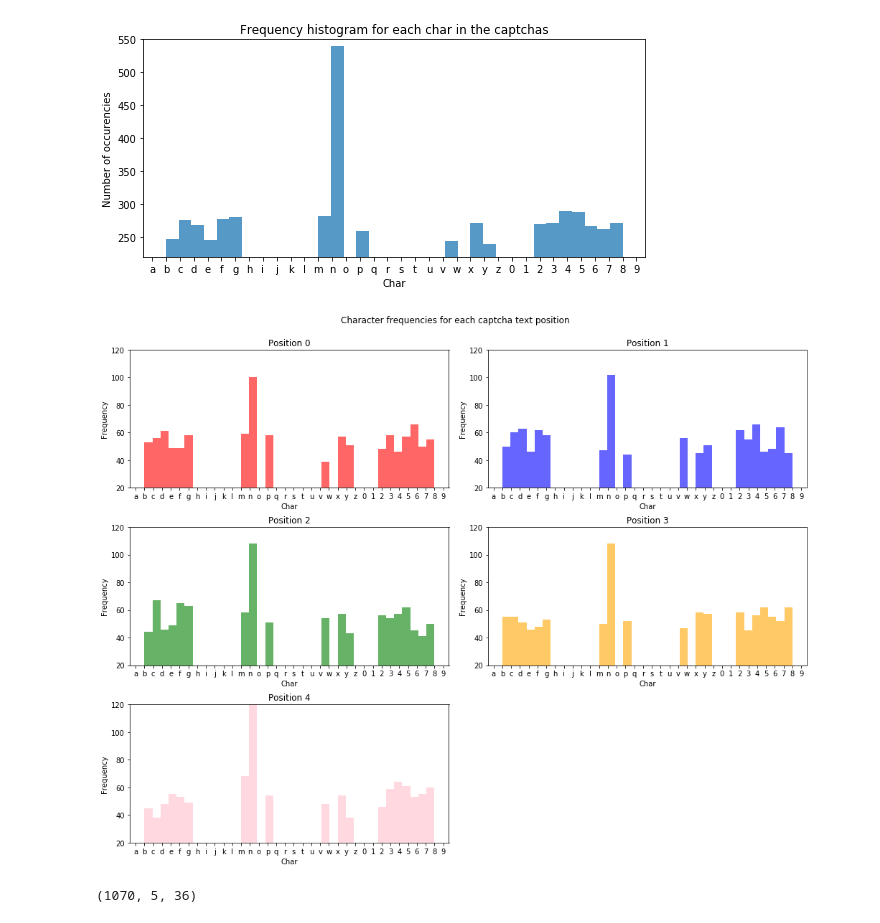
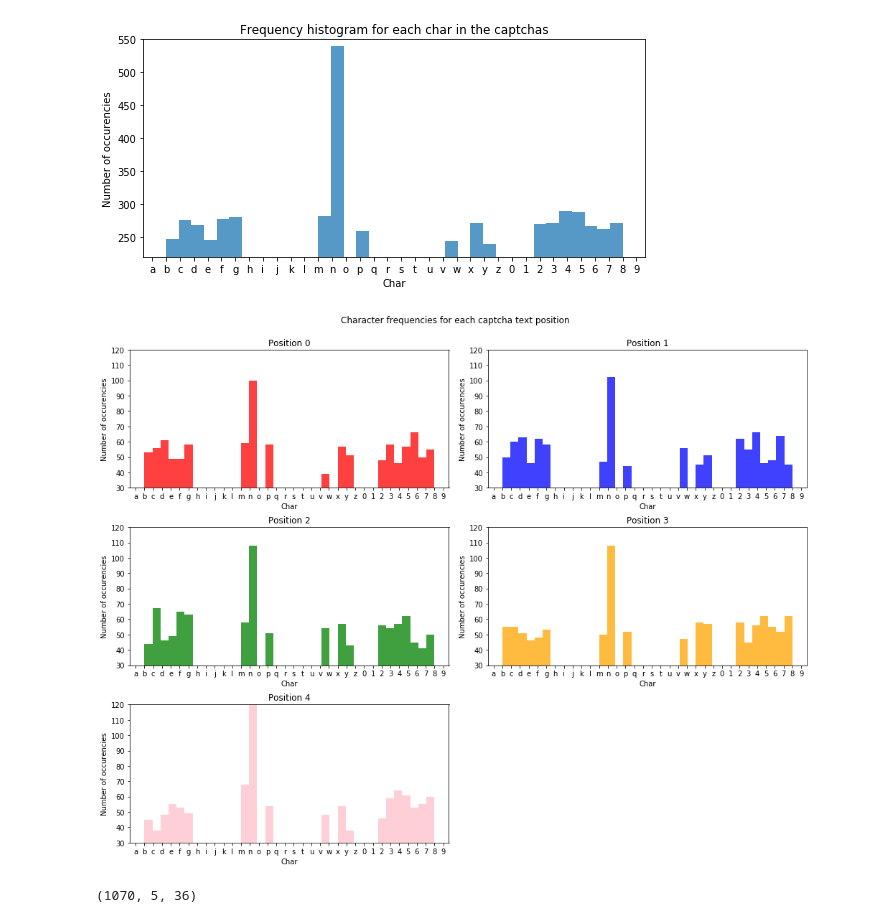
Before and after one commit to Vykstorm/CaptchaDL, a Jupyter notebook: data_analysis.ipynb, the cells around one changed output. Drawn from its saved outputs; the diff is of its cells as text; code cells hidden in the pictures.

```diff
--- a/data_analysis.ipynb
+++ b/data_analysis.ipynb
@@ -37,21 +37,21 @@ plt.gca().set_xticklabels(alphabet);
 # %%
 fig, ax = plt.subplots(3, 2, figsize=(14, 11))
 for k, color in zip(range(0, 5), ('red', 'blue', 'green', 'orange', 'pink')):
     plt.sca(ax[k // 2, k % 2])
-    plt.hist(y_labels[:,k], bins=36, color=color, alpha=0.6);
+    plt.hist(y_labels[:,k], bins=36, color=color, alpha=0.75);
     plt.title('Position {}'.format(k))
     plt.xlabel('Char')
-    plt.ylabel('Frequency')
-    plt.ylim((20, 120))
+    plt.ylabel('Number of occurencies')
+    plt.ylim((30, 120))
     plt.xticks(range(0, 36))
     plt.gca().set_xticklabels(alphabet);
 
 plt.suptitle('Character frequencies for each captcha text position')
 ax[2,1].set_visible(False)
 plt.tight_layout()
 plt.subplots_adjust(top=0.92)
 # %% [output]
-[figure, old version]
+[figure, new version]
 # %%
 y.shape
 # %% [output]
```
